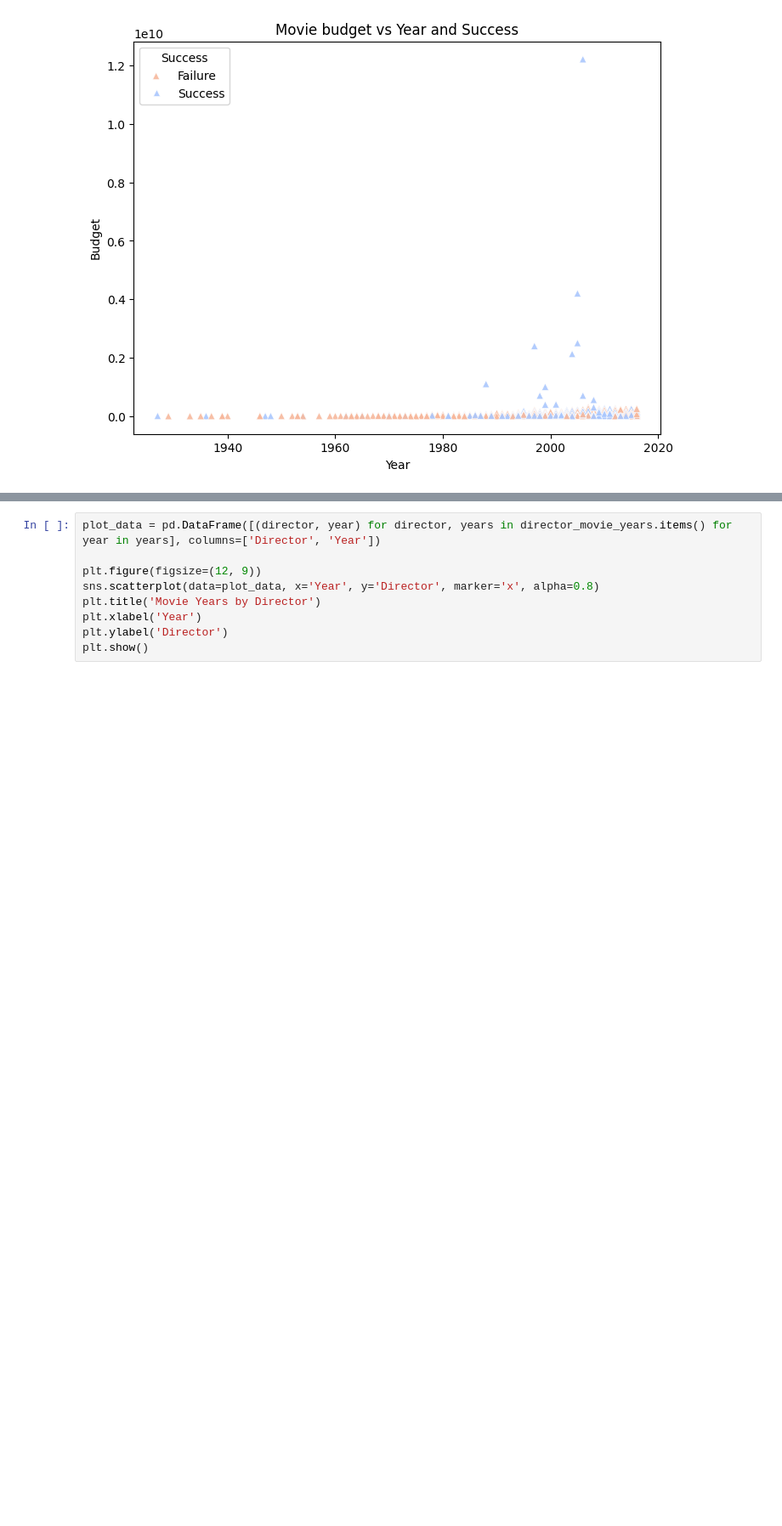
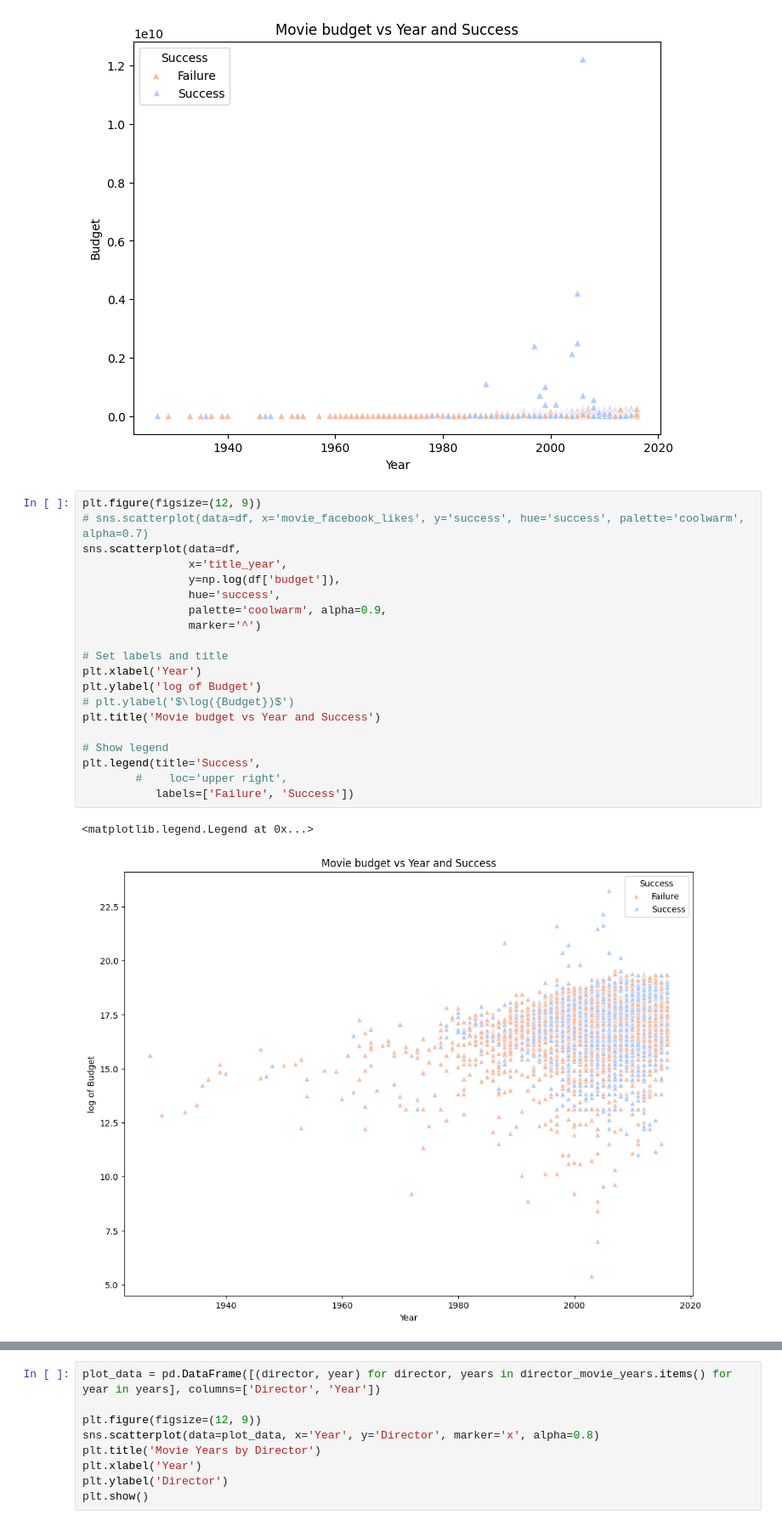
Before and after one commit to HappyBravo/IISc_selectionProblems, a Jupyter notebook: Problem_1/problem1_final.ipynb, the cells around one changed output, grey strips where cells are left out. Shown at 85% size. Cells and saved outputs as stored; diff of their text form; blank space fills up the shorter version.

```diff
--- a/Problem_1/problem1_final.ipynb
+++ b/Problem_1/problem1_final.ipynb
@@ -339,3 +357,26 @@ plt.legend(title='Success',
 # %% [output]
 <matplotlib.legend.Legend at 0x...>
 [figure]
+# %%
+plt.figure(figsize=(12, 9))
+# sns.scatterplot(data=df, x='movie_facebook_likes', y='success', hue='success', palette='coolwarm', alpha=0.7)
+sns.scatterplot(data=df,
+                x='title_year',
+                y=np.log(df['budget']),
+                hue='success',
+                palette='coolwarm', alpha=0.9,
+                marker='^')
+
+# Set labels and title
+plt.xlabel('Year')
+plt.ylabel('log of Budget')
+# plt.ylabel('$\log({Budget})$')
+plt.title('Movie budget vs Year and Success')
+
+# Show legend
+plt.legend(title='Success',
+        #    loc='upper right',
+           labels=['Failure', 'Success'])
+# %% [output]
+<matplotlib.legend.Legend at 0x...>
+[figure, added]
```
Also changed, not shown: parts of 61 cells of this notebook, 8 other files.
